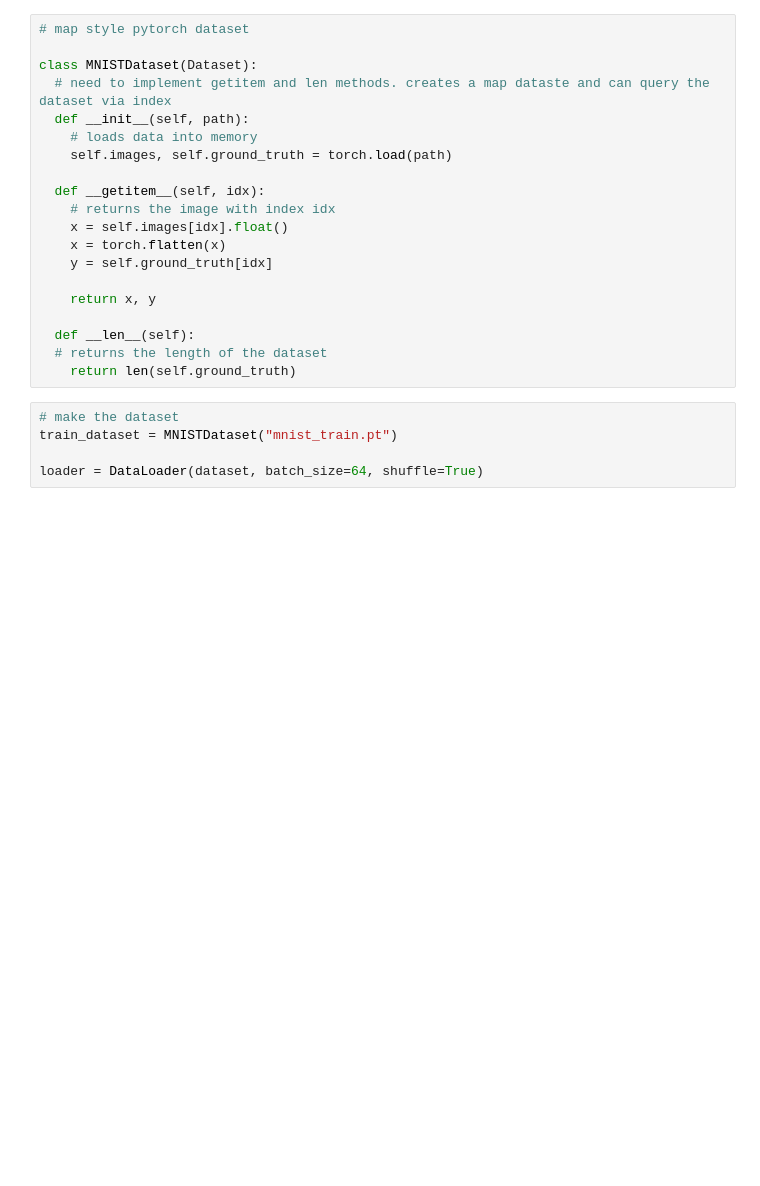
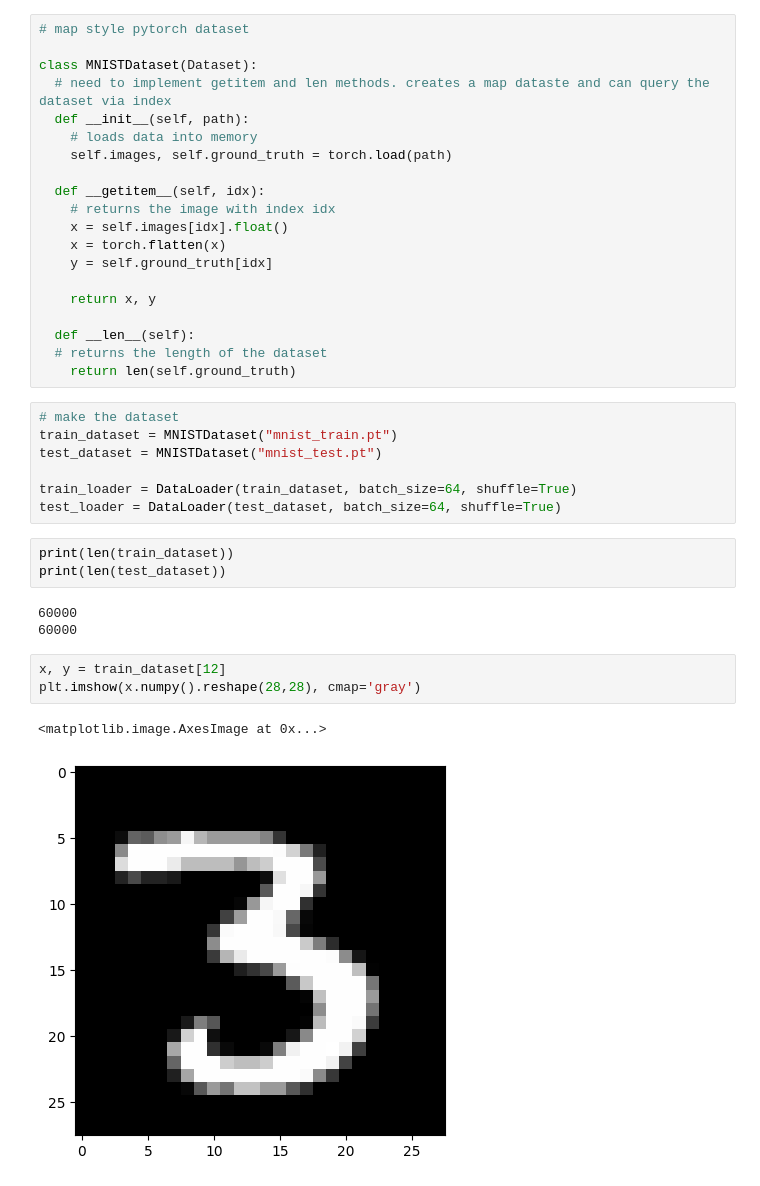
Before and after one commit to yukliio/Autoencoder-Driven-Model-Based-Transfer, a Jupyter notebook: nbs/VAE_test.ipynb, the cells around one changed output. Drawn from its saved outputs; the diff is of its cells as text; blank space fills up the shorter version.

```diff
--- a/nbs/VAE_test.ipynb
+++ b/nbs/VAE_test.ipynb
@@ -128,5 +128,19 @@ class MNISTDataset(Dataset):
 # %%
 # make the dataset
 train_dataset = MNISTDataset("mnist_train.pt")
+test_dataset = MNISTDataset("mnist_test.pt")
 
-loader = DataLoader(dataset, batch_size=64, shuffle=True)
+train_loader = DataLoader(train_dataset, batch_size=64, shuffle=True)
+test_loader = DataLoader(test_dataset, batch_size=64, shuffle=True)
+# %%
+print(len(train_dataset))
+print(len(test_dataset))
+# %% [output]
+60000
+60000
+# %%
+x, y = train_dataset[12]
+plt.imshow(x.numpy().reshape(28,28), cmap='gray')
+# %% [output]
+<matplotlib.image.AxesImage at 0x...>
+[figure, added]
```
Also changed, not shown: parts of 6 cells of this notebook.
